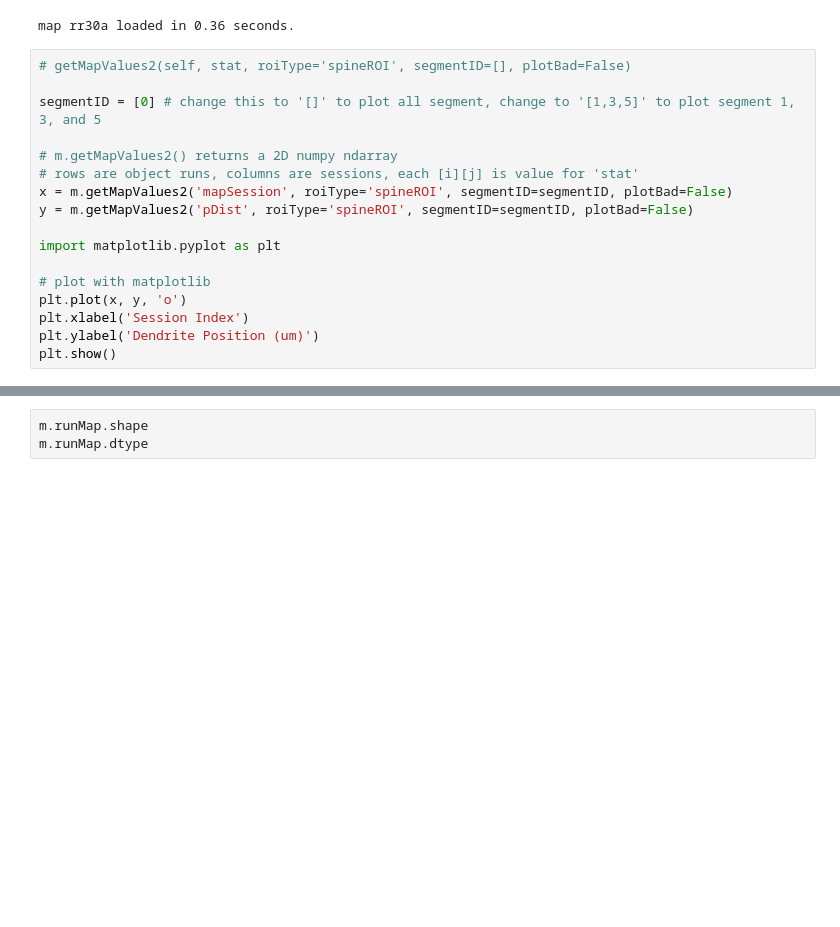
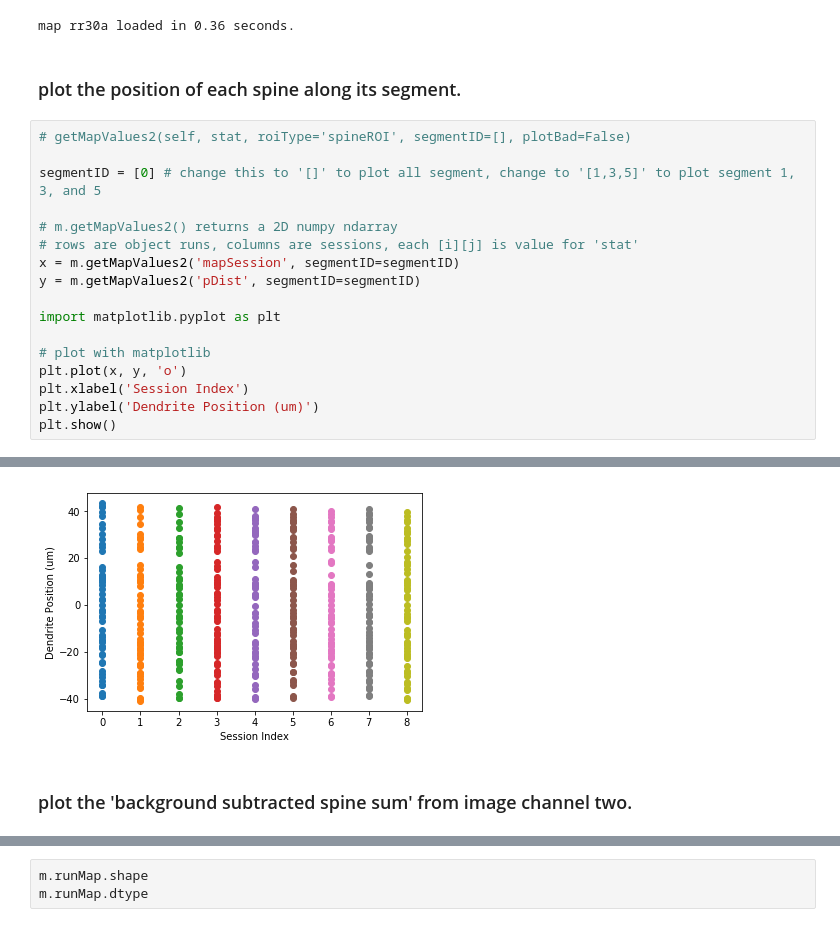
Before and after one commit to cudmore/PyMapManager, a Jupyter notebook: PyMapManager/examples/map.ipynb, the cells around one changed output, grey strips where cells are left out. Saved outputs shown, nothing was run; the diff lists cells and outputs as text; blank space fills up the shorter version.

```diff
--- a/PyMapManager/examples/map.ipynb
+++ b/PyMapManager/examples/map.ipynb
@@ -8,6 +8,8 @@ filePath = '/Users/cudmore/Desktop/data/cudmore/rr30a/rr30a.txt'
 m = mmMap(filePath=filePath)
 # %% [output]
 map rr30a loaded in 0.36 seconds.
+# %% [markdown]
+### plot the position of each spine along its segment.
 # %%
 # getMapValues2(self, stat, roiType='spineROI', segmentID=[], plotBad=False)
 
@@ -15,8 +17,8 @@ segmentID = [0] # change this to '[]' to plot all segment, change to '[1,3,5]' t
 
 # m.getMapValues2() returns a 2D numpy ndarray
 # rows are object runs, columns are sessions, each [i][j] is value for 'stat'
-x = m.getMapValues2('mapSession', roiType='spineROI', segmentID=segmentID, plotBad=False)
-y = m.getMapValues2('pDist', roiType='spineROI', segmentID=segmentID, plotBad=False)
+x = m.getMapValues2('mapSession', segmentID=segmentID)
+y = m.getMapValues2('pDist', segmentID=segmentID)
 
 import matplotlib.pyplot as plt
 
@@ -30,3 +33,6 @@ TypeError: only list-like objects are allowed to be passed to isin(), you passed
+[figure, added]
+# %% [markdown]
+### plot the 'background subtracted spine sum' from image channel two.
 # %%
 # slightly more interesting
 # plot the 'background subtracted spine sum' from image channel two
```
Also changed, not shown: parts of 7 cells of this notebook, 25 other files.
